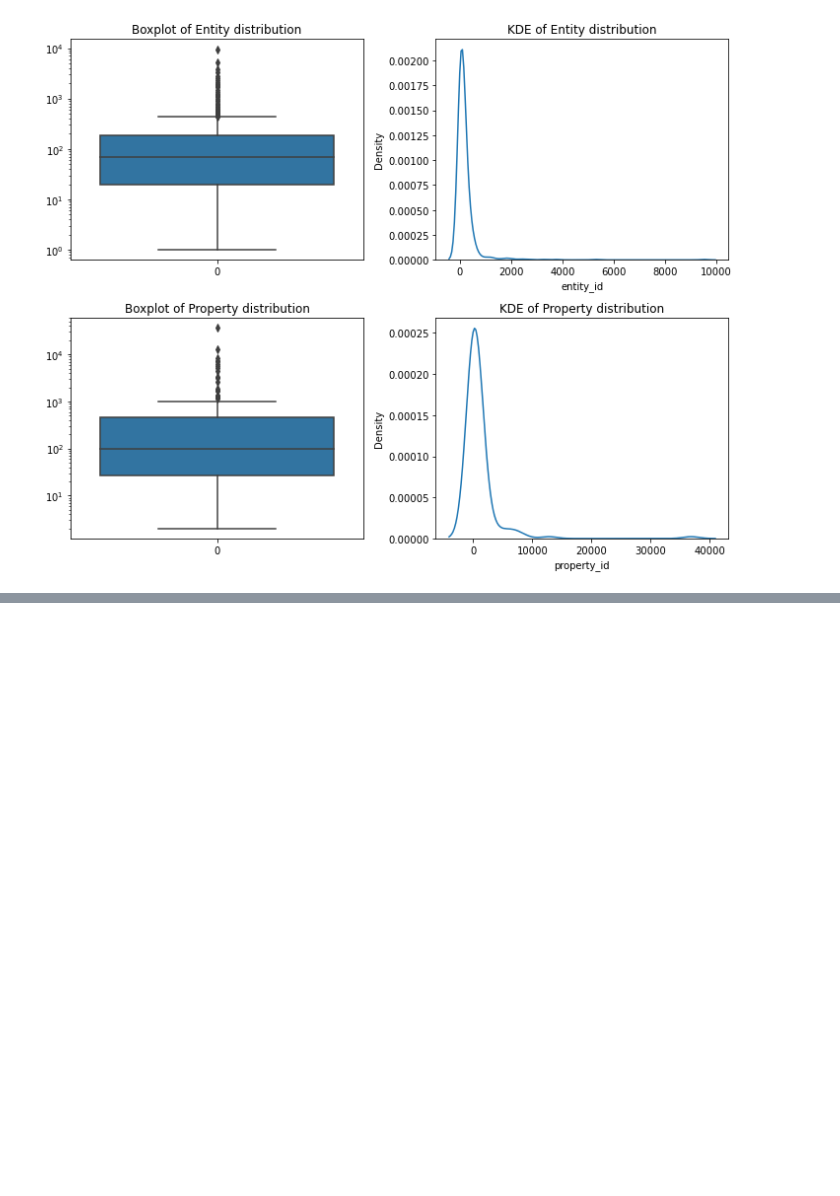
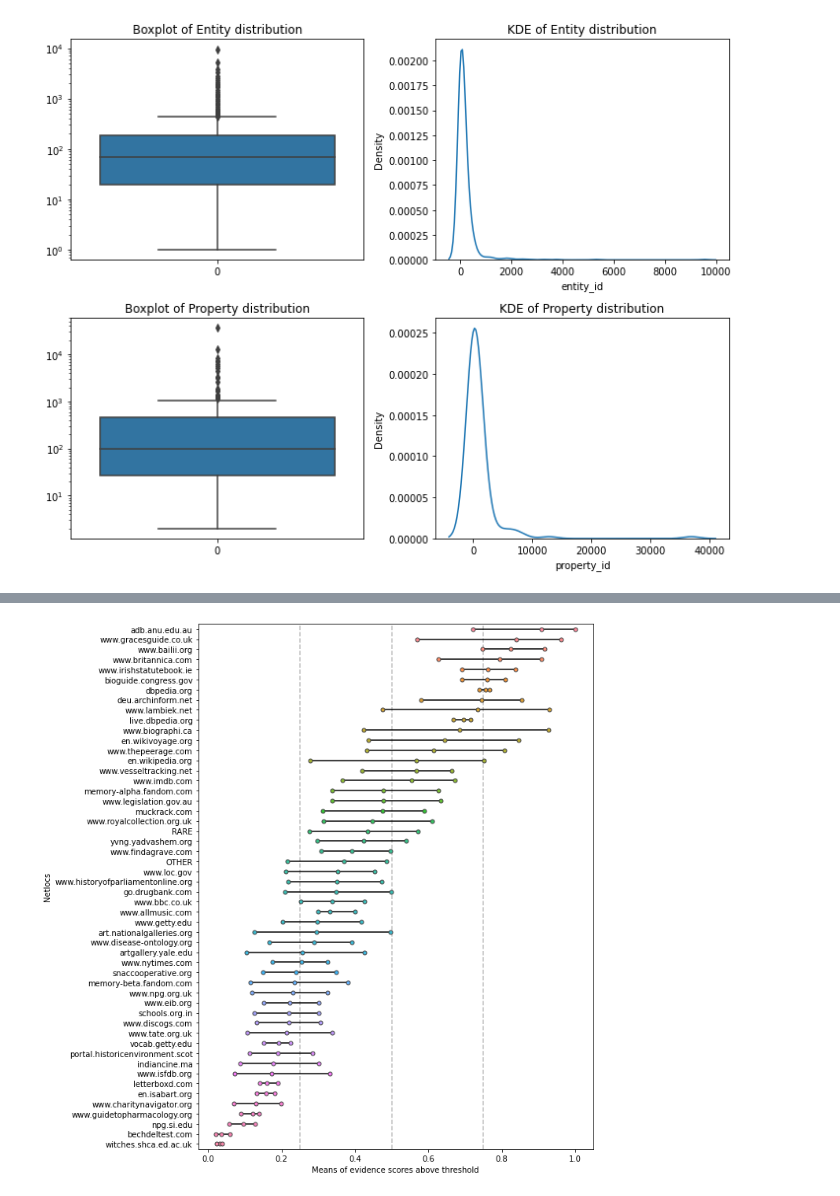
Before and after one commit to gabrielmaia7/RSP, a Jupyter notebook: support_classification_pipeline_test.ipynb, the cells around one changed output, grey strips where cells are left out. Drawn from its saved outputs; the diff is of its cells as text; code cells hidden in the pictures; blank space fills up the shorter version.

```diff
--- a/support_classification_pipeline_test.ipynb
+++ b/support_classification_pipeline_test.ipynb
@@ -625,0 +974,60 @@ Be aware, overflowing tokens are not returned for the setting you have chosen, i
+# %%
+fig, ax = plt.subplots(1,1,figsize=(10,10))
+
+df = textual_entailment_df[['netloc_agg', 'nlp_sentences_all_TOP_N']].copy()
+df['nlp_sentences_all_TOP_N_score_mean'] = df.nlp_sentences_all_TOP_N.apply(
+    lambda x : np.mean([xx['score'] for xx in x] if len(x) > 0 else 0)
+)
+df['nlp_sentences_all_TOP_N_score_max'] = df.nlp_sentences_all_TOP_N.apply(
+    lambda x : np.max([xx['score'] for xx in x] if len(x) > 0 else 0)
+)
+df['nlp_sentences_all_TOP_N_score_min'] = df.nlp_sentences_all_TOP_N.apply(
+    lambda x : np.min([xx['score'] for xx in x] if len(x) > 0 else 0)
+)
+df = df.groupby('netloc_agg').mean().reset_index()
+df = df.sort_values('nlp_sentences_all_TOP_N_score_mean', ascending=False).reset_index(drop=True)
+
+for i, row in df.iterrows():
+    plt.hlines(
+        y=i,
+        xmin=row['nlp_sentences_all_TOP_N_score_min'],
+        xmax=row['nlp_sentences_all_TOP_N_score_max'],
+        color='black'
+    )
+
+sns.swarmplot(
+    data=df,
+    x='nlp_sentences_all_TOP_N_score_mean',
+    y='netloc_agg',
+    order=df.netloc_agg,
+    ax=ax,
+    linewidth=1
+)
+sns.swarmplot(
+    data=df,
+    x='nlp_sentences_all_TOP_N_score_max',
+    y='netloc_agg',
+    order=df.netloc_agg,
+    ax=ax,
+    linewidth=1
+)
+sns.swarmplot(
+    data=df,
+    x='nlp_sentences_all_TOP_N_score_min',
+    y='netloc_agg',
+    order=df.netloc_agg,
+    ax=ax,
+    linewidth=1
+)
+
+plt.axvline(x=0.75, c='black', ls='--', alpha=0.25)
+plt.axvline(x=0.50, c='black', ls='--', alpha=0.25)
+plt.axvline(x=0.25, c='black', ls='--', alpha=0.25)
+
+plt.ylabel('Netlocs')
+plt.xlabel('Means of evidence scores above threshold')
+
+plt.tight_layout()
+plt.show()
+# %% [output]
+[figure, added]
```
Also changed, not shown: parts of 38 cells of this notebook, 12 other files.
